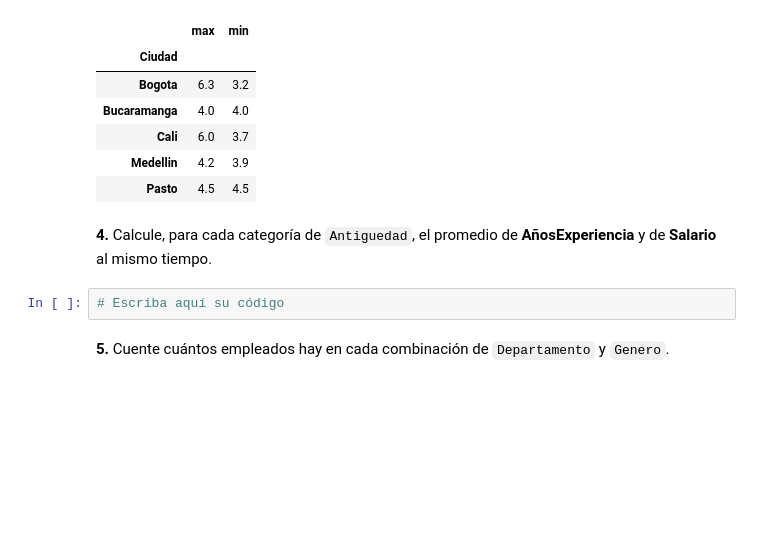
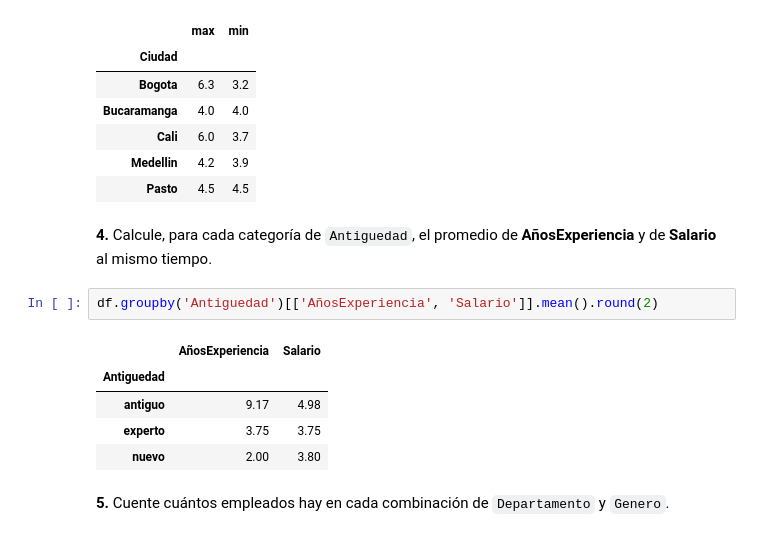
Before and after one commit to nataliaguzman5/aprendiendo_git_hub, a Jupyter notebook: Taller_Preparcial_Seccion3_Pandas.ipynb, the cells around one changed output. Drawn from its saved outputs; the diff is of its cells as text; blank space fills up the shorter version.

Commit message:
Subseccion 3 - Punto 4: Promedio de años de experiencia y salario por antiguedad

```diff
--- a/Taller_Preparcial_Seccion3_Pandas.ipynb
+++ b/Taller_Preparcial_Seccion3_Pandas.ipynb
@@ -394,7 +394,13 @@ df.groupby('Ciudad')['Salario'].agg(['max', 'min'])
 # %% [markdown]
 **4.** Calcule, para cada categoría de `Antiguedad`, el promedio de **AñosExperiencia** y de **Salario** al mismo tiempo.
 # %%
-# Escriba aquí su código
+df.groupby('Antiguedad')[['AñosExperiencia', 'Salario']].mean().round(2)
+# %% [output]
+|  | AñosExperiencia | Salario |
+| Antiguedad |  |  |
+| antiguo | 9.17 | 4.98 |
+| experto | 3.75 | 3.75 |
+| nuevo | 2.00 | 3.80 |
 # %% [markdown]
 **5.** Cuente cuántos empleados hay en cada combinación de `Departamento` y `Genero`.
 # %%
```
